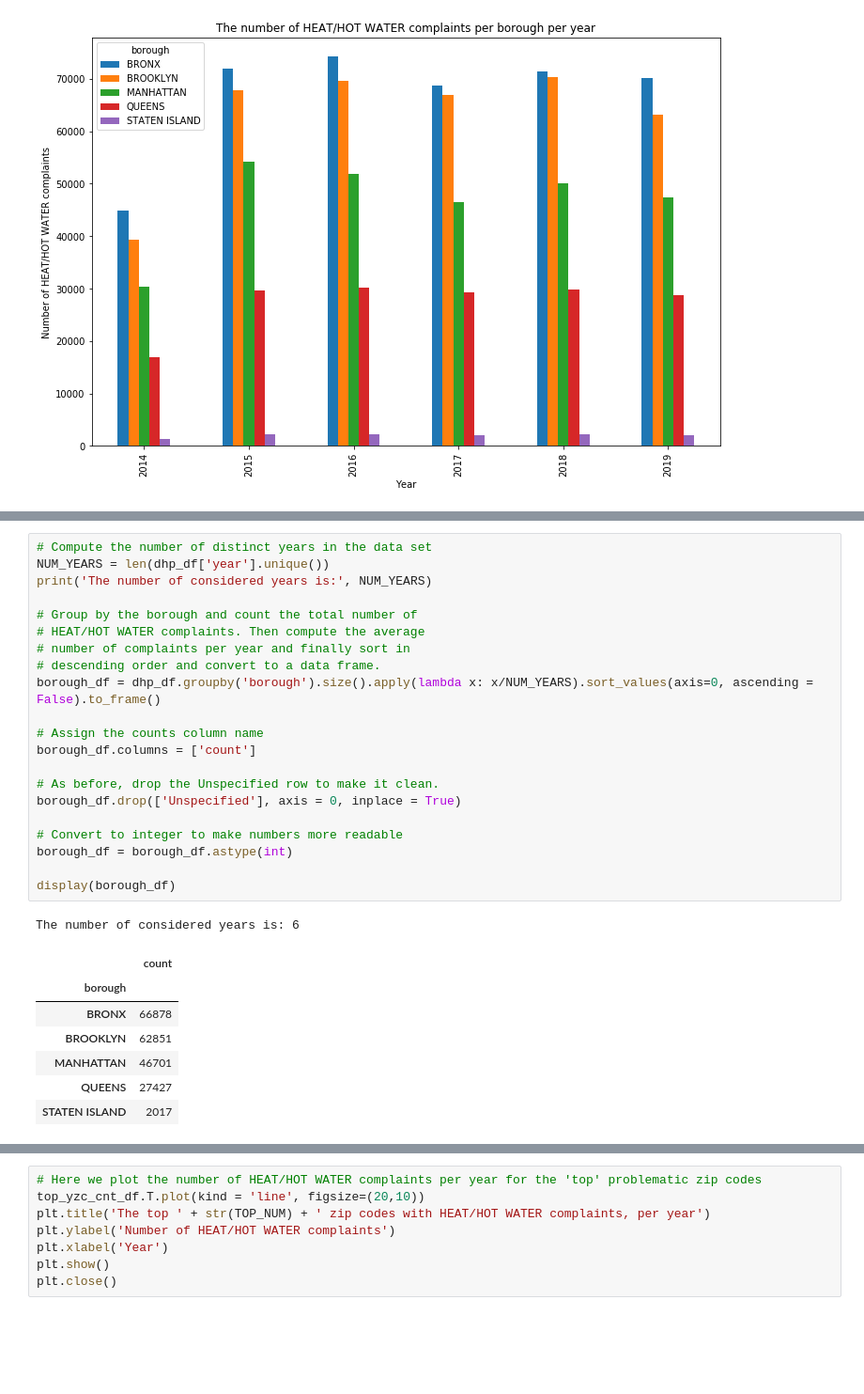
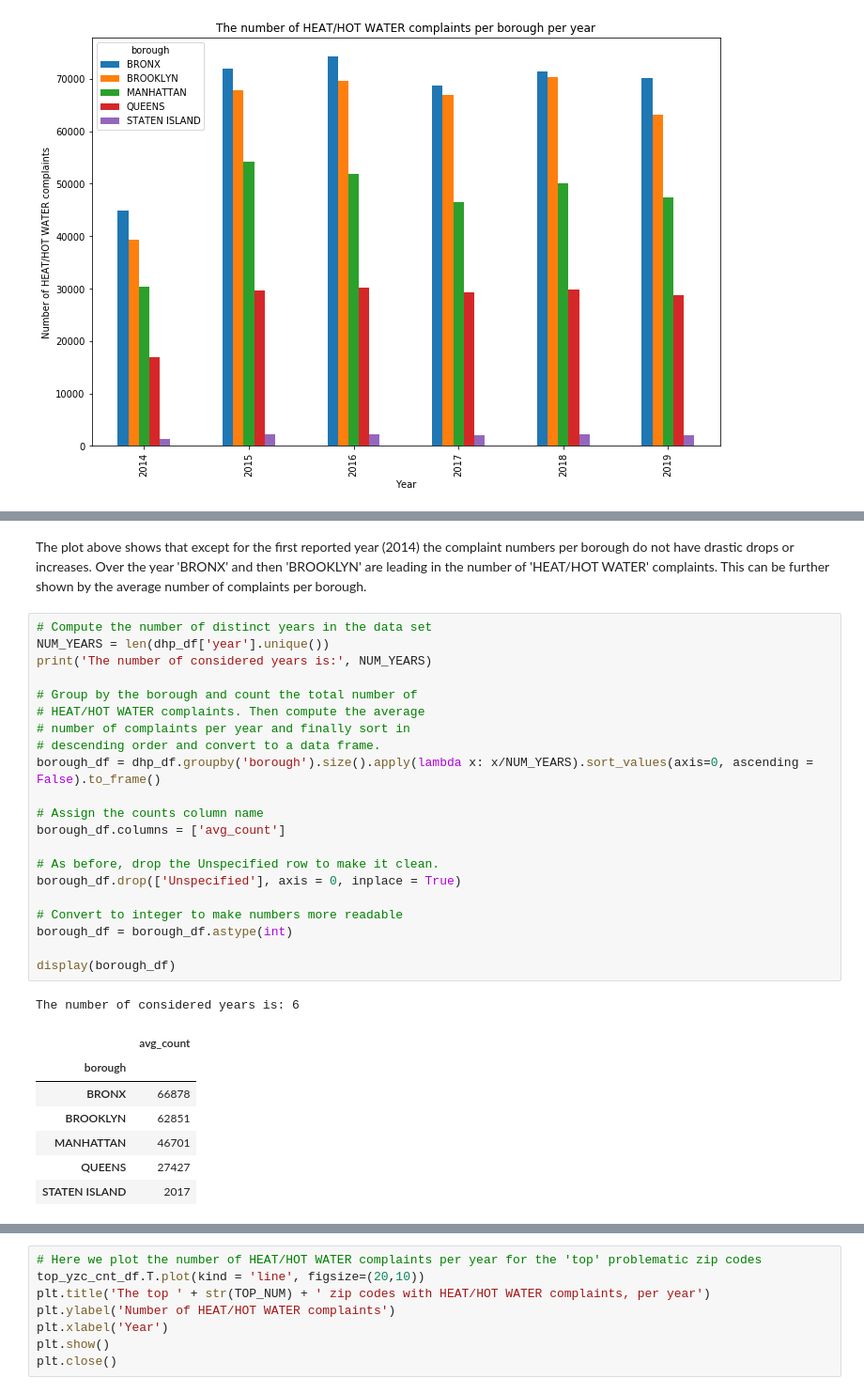
Before and after one commit to ivan-zapreev/data-science-python-projects, a Jupyter notebook: IBM_DS0720EN/capstone_02.ipynb, the cells around one changed output, grey strips where cells are left out. Shown at 94% size. Cells and saved outputs as stored; diff of their text form; blank space fills up the shorter version.

```diff
--- a/IBM_DS0720EN/capstone_02.ipynb
+++ b/IBM_DS0720EN/capstone_02.ipynb
@@ -136,27 +128,29 @@ Name: year, Length: 1235255, dtype: int64
+# %% [markdown]
+The plot above shows that except for the first reported year (2014) the complaint numbers per borough do not have drastic drops or increases. Over the year 'BRONX' and then 'BROOKLYN' are leading in the number of 'HEAT/HOT WATER' complaints. This can be further shown by the average number of complaints per borough.
 # %%
 # Compute the number of distinct years in the data set
 NUM_YEARS = len(dhp_df['year'].unique())
 print('The number of considered years is:', NUM_YEARS)
 
 # Group by the borough and count the total number of
 # HEAT/HOT WATER complaints. Then compute the average
 # number of complaints per year and finally sort in
 # descending order and convert to a data frame.
 borough_df = dhp_df.groupby('borough').size().apply(lambda x: x/NUM_YEARS).sort_values(axis=0, ascending = False).to_frame()
 
 # Assign the counts column name
-borough_df.columns = ['count']
+borough_df.columns = ['avg_count']
 
 # As before, drop the Unspecified row to make it clean.
 borough_df.drop(['Unspecified'], axis = 0, inplace = True)
 
 # Convert to integer to make numbers more readable
 borough_df = borough_df.astype(int)
 
 display(borough_df)
 # %% [output]
 The number of considered years is: 6
-|  | count |
+|  | avg_count |
 | borough |  |
 | BRONX | 66878 |
 | BROOKLYN | 62851 |
```
Also changed, not shown: parts of 52 cells of this notebook.
